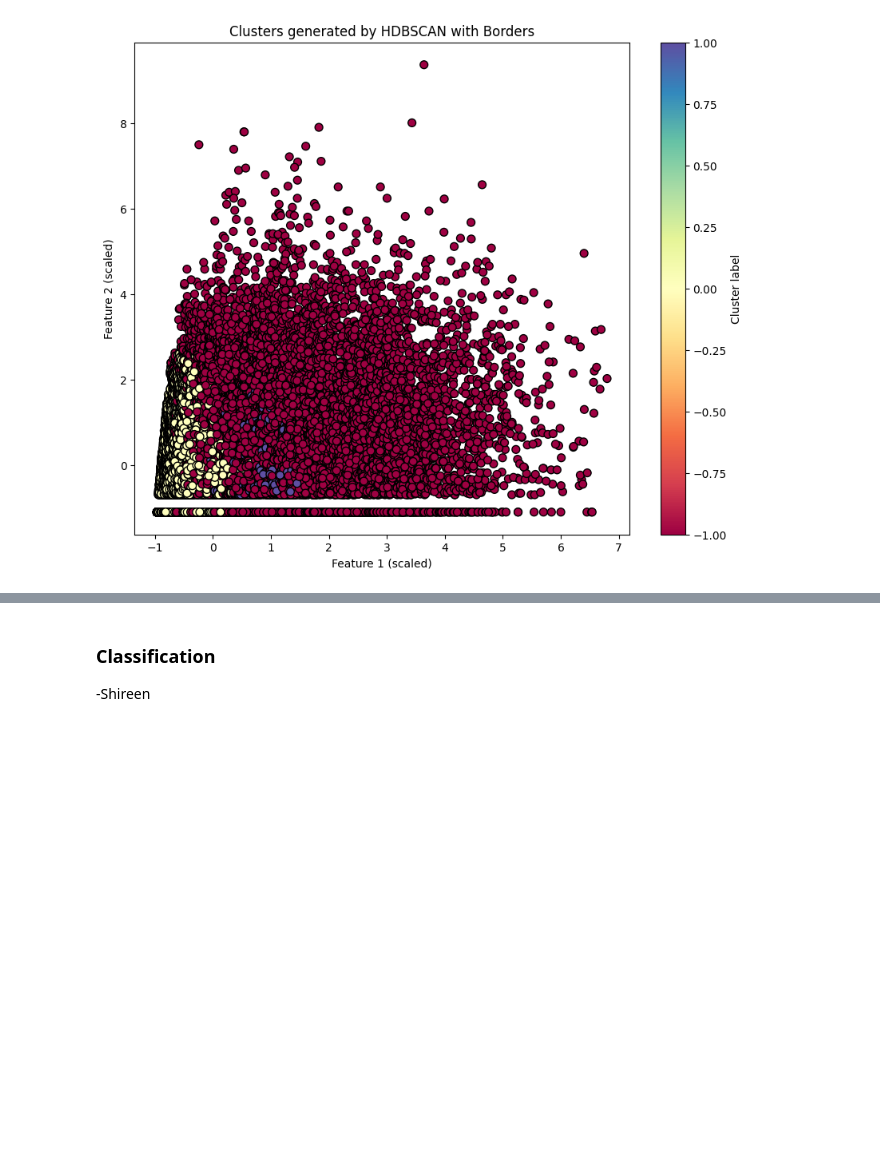
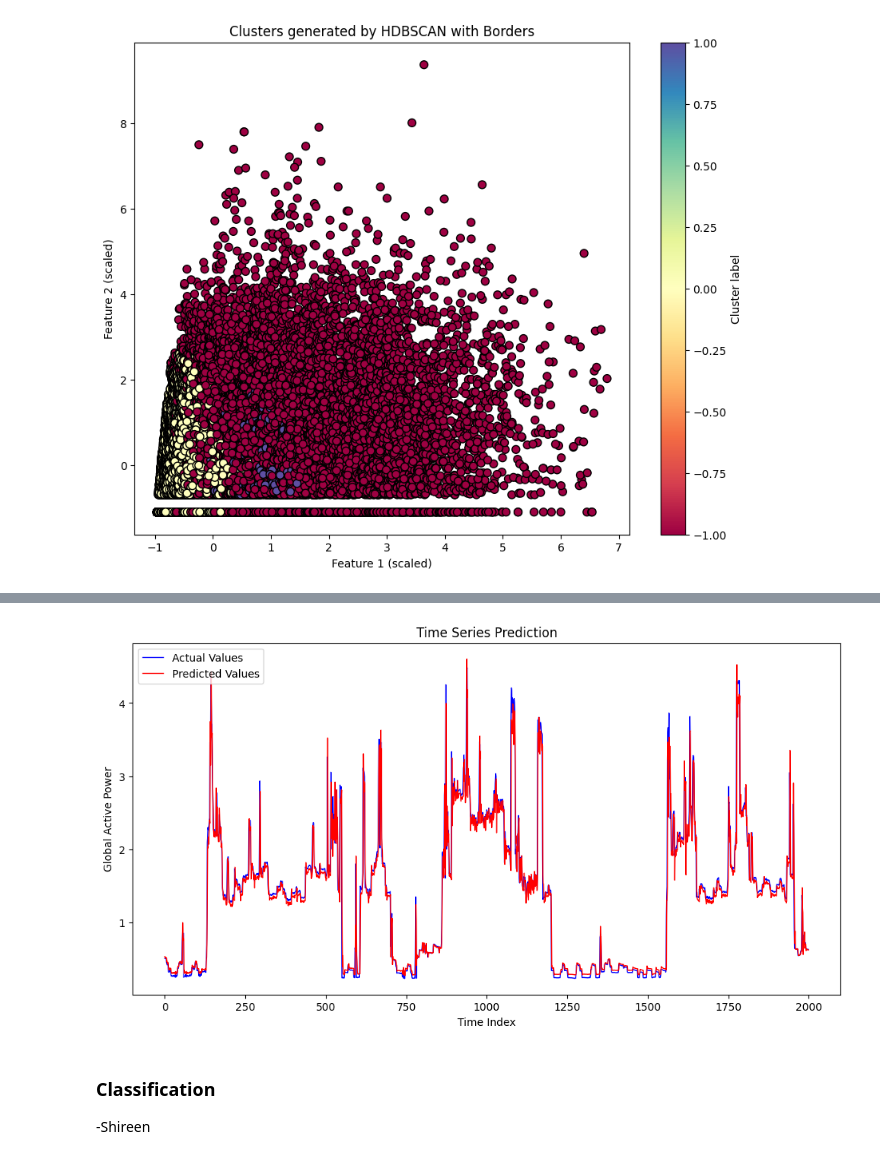
Before and after one commit to XzeraSpartan/CMPE-255-Data-Mining-Project-Group-5, a Jupyter notebook: CMPE_255_Data_Mining_Project.ipynb, the cells around one changed output, grey strips where cells are left out. Drawn from its saved outputs; the diff is of its cells as text; code cells hidden in the pictures; blank space fills up the shorter version.

Commit message:
loaded time series forecasting model and plotted the graph

```diff
--- a/CMPE_255_Data_Mining_Project.ipynb
+++ b/CMPE_255_Data_Mining_Project.ipynb
@@ -296,0 +348,18 @@ plt.show()
+# %%
+from keras.models import load_model
+
+saved_model_path = '/content/drive/Shareddrives/CMPE_255_Dataset/time_series_analysis.h5'
+
+model = load_model(saved_model_path)
+# %%
+
+# Predict on the test data
+predicted_test = model.predict(X_test)
+
+# Inverse the scaling of the predictions and actual values
+predicted_test = scaler.inverse_transform(predicted_test)
+y_test = scaler.inverse_transform(y_test.reshape(-1, 1))
+
+# Evaluate the model
+test_mse = mean_squared_error(y_test, predicted_test)
+print(f'Test Mean Squared Error: {test_mse}')
@@ -297,3 +369,29 @@ plt.show()
+# %%
+import matplotlib.pyplot as plt
+
+# Flatten the arrays if they are 2D
+actual = y_test.flatten()
+predicted = predicted_test.flatten()
+
+
+start_index = 0
+end_index = 2000
+
+# Create subsets based on the defined range
+actual_subset = actual[start_index:end_index]
+predicted_subset = predicted[start_index:end_index]
+
+# Create the time series plot
+plt.figure(figsize=(12, 6))
+plt.plot(actual_subset, label='Actual Values', color='blue', linestyle='-', linewidth=1)
+plt.plot(predicted_subset, label='Predicted Values', color='red', linestyle='-', linewidth=1)
+plt.title('Time Series Prediction')
+plt.xlabel('Time Index')
+plt.ylabel('Global Active Power')
+plt.legend()
+plt.show()
+# %% [output]
+[figure, added]
 # %% [markdown]
 ### Classification
 
```
Also changed, not shown: parts of 8 cells of this notebook.
